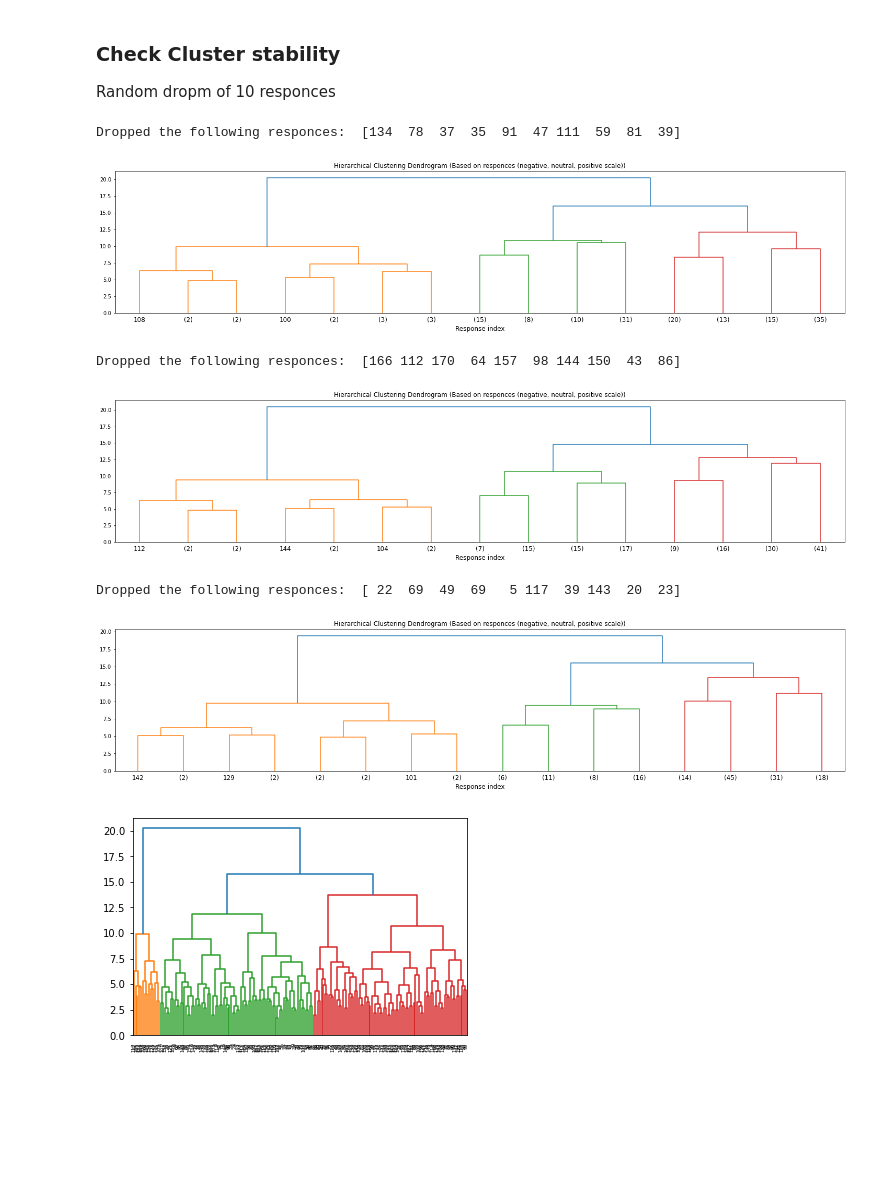
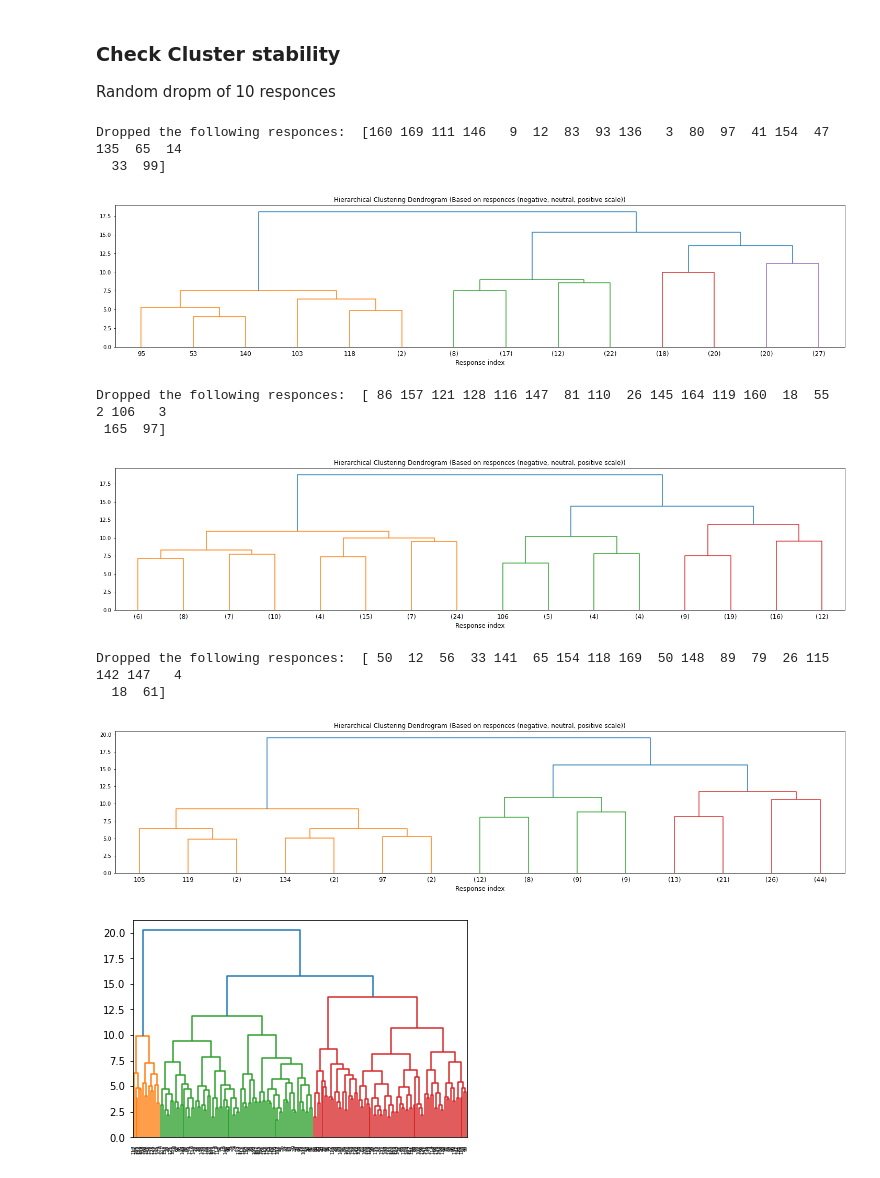
Before and after one commit to mikolaj-sienkiewicz/capable-rl4vc, a Jupyter notebook: survey/responcse_clustering.ipynb, the cells around one changed output. Drawn from its saved outputs; the diff is of its cells as text; code cells hidden in the pictures; blank space fills up the shorter version.

```diff
--- a/survey/responcse_clustering.ipynb
+++ b/survey/responcse_clustering.ipynb
@@ -135,27 +136,30 @@ plt.show()
 
 Random dropm of 10 responces
 # %%
-remove_n = 10
+remove_n = 20
 for i in range(3):
     drop_indices = np.random.choice(dfs.index, remove_n, replace=True)
     print("Dropped the following responces: ", drop_indices)
     df_subset = dfs.drop(drop_indices)
     model4 = AgglomerativeClustering(distance_threshold=0,n_clusters=None)
     model4 = model4.fit(df_subset)
     fig = plt.figure(figsize = (25,5))
     plt.title('Hierarchical Clustering Dendrogram (Based on responces (negative, neutral, positive scale))')
     # plot the top three levels of the dendrogram
     get_dendrogram(model4, truncate_mode='level', p=3)
     plt.xlabel("Response index", fontsize= 12 )
     plt.xticks(fontsize= 12 )
     plt.show()
 # %% [output]
-Dropped the following responces:  [134  78  37  35  91  47 111  59  81  39]
+Dropped the following responces:  [160 169 111 146   9  12  83  93 136   3  80  97  41 154  47 135  65  14
+  33  99]
-[figure, old version]
+[figure, new version]
-Dropped the following responces:  [166 112 170  64 157  98 144 150  43  86]
+Dropped the following responces:  [ 86 157 121 128 116 147  81 110  26 145 164 119 160  18  55   2 106   3
+ 165  97]
-[figure, old version]
+[figure, new version]
-Dropped the following responces:  [ 22  69  49  69   5 117  39 143  20  23]
+Dropped the following responces:  [ 50  12  56  33 141  65 154 118 169  50 148  89  79  26 115 142 147   4
+  18  61]
-[figure, old version]
+[figure, new version]
 # %%
 d = get_dendrogram(model3, truncate_mode='level', p=12)
 # %% [output]
```
Also changed, not shown: parts of 55 cells of this notebook.
